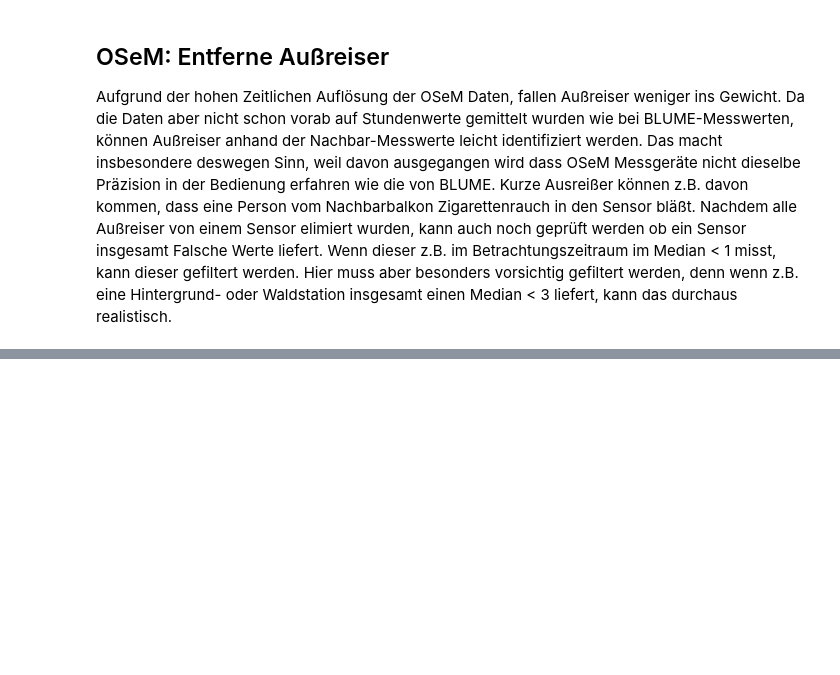
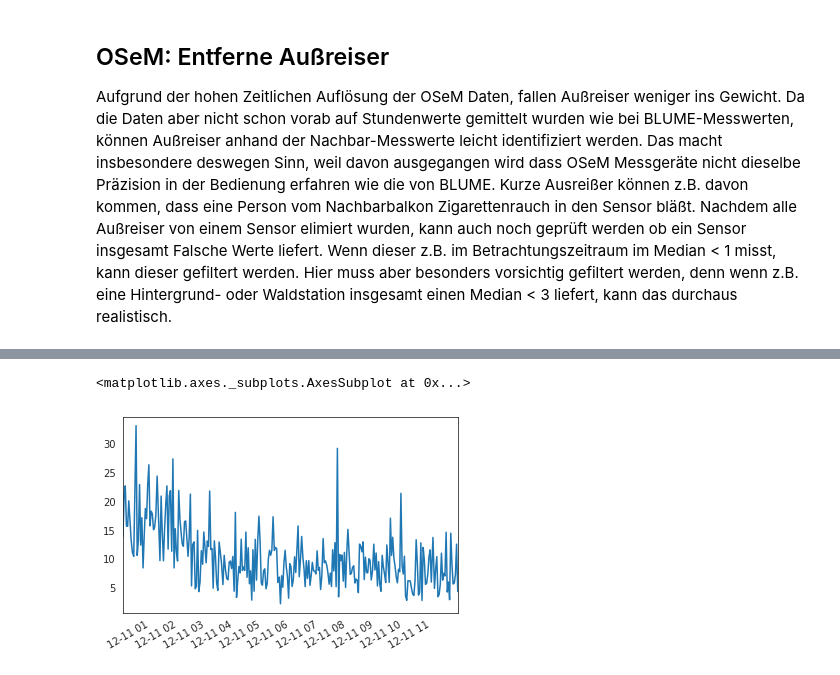
Before and after one commit to Butanding/Bachlor-Thesis, a Jupyter notebook: Code/Bachelorarbeit.ipynb, the cells around one changed output, grey strips where cells are left out. Saved outputs shown, nothing was run; the diff lists cells and outputs as text; code cells hidden in the pictures; blank space fills up the shorter version.

```diff
--- a/Code/Bachelorarbeit.ipynb
+++ b/Code/Bachelorarbeit.ipynb
@@ -255,0 +299,11 @@ Nachdem alle Außreiser von einem Sensor elimiert wurden, kann auch noch geprüf
+# %%
+end_test_outliers = pd.Timestamp(2019, 12, 11, 12)
+start_test_outliers = pd.Timestamp(end_test_outliers - timedelta(hours=12))
+#Picking a random example of a sensor to look for a outlier
+test_outliers = final_df.iloc[:, 4].dropna()
+test_outliers_timeslot = test_outliers[(test_outliers.index >= start_test_outliers) & (test_outliers.index <= end_test_outliers)]
+
+test_outliers_timeslot.plot()
+# %% [output]
+<matplotlib.axes._subplots.AxesSubplot at 0x...>
+[figure, added]
```
Also changed, not shown: parts of 44 cells of this notebook, 13 other files.
